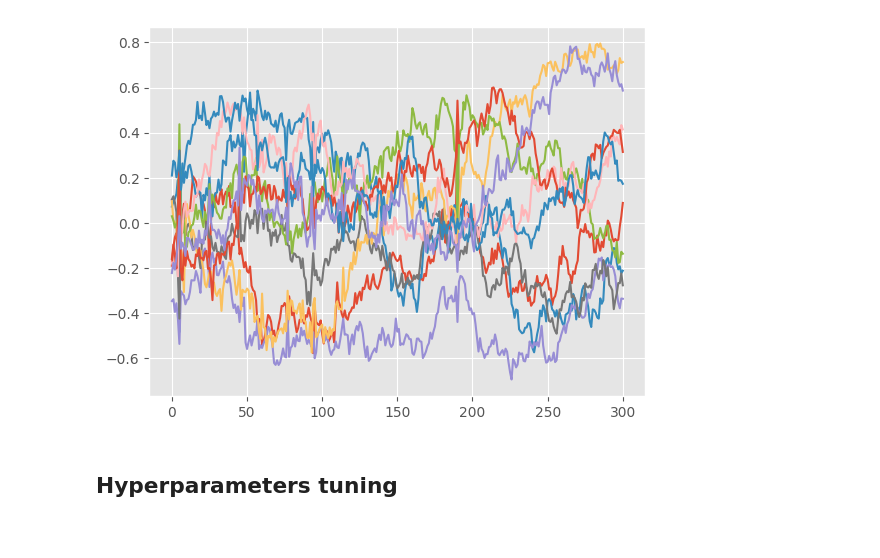
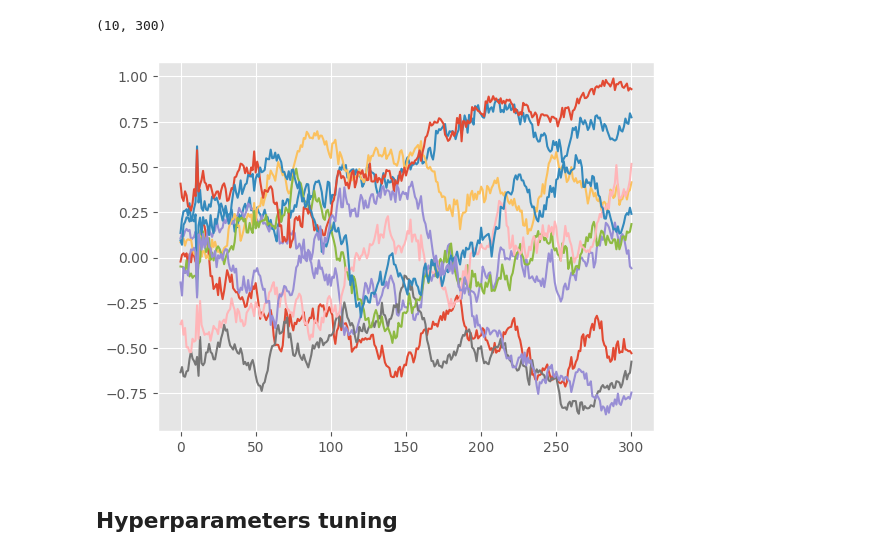
Before and after one commit to kirillzx/JDFlow, a Jupyter notebook: Example_main.ipynb, the cells around one changed output. Cells and saved outputs as stored; diff of their text form; code cells hidden in the pictures.

Commit message:
add: monte carlo simulation

```diff
--- a/Example_main.ipynb
+++ b/Example_main.ipynb
@@ -58,8 +71,15 @@ synth_data = sample(nsde_flow, n_samples=10, M=M, scaler=scaler)
+# %%
+np.mean([np.random.normal(size=(10, 300))]*30, axis=0).shape
+# %% [output]
+(10, 300)
+# %%
+avg_synth_data = monte_carlo_train(data, 2, dt, n, n_flows=8, epochs=1000, time_steps=125)
 # %%
-plt.plot(synth_data.T)
+plt.plot(avg_synth_data.T)
+
 plt.show()
 # %% [output]
-[figure, old version]
+[figure, new version]
 # %% [markdown]
 ## Hyperparameters tuning
 # %%
```
Also changed, not shown: parts of 11 cells of this notebook, 2 other files.
